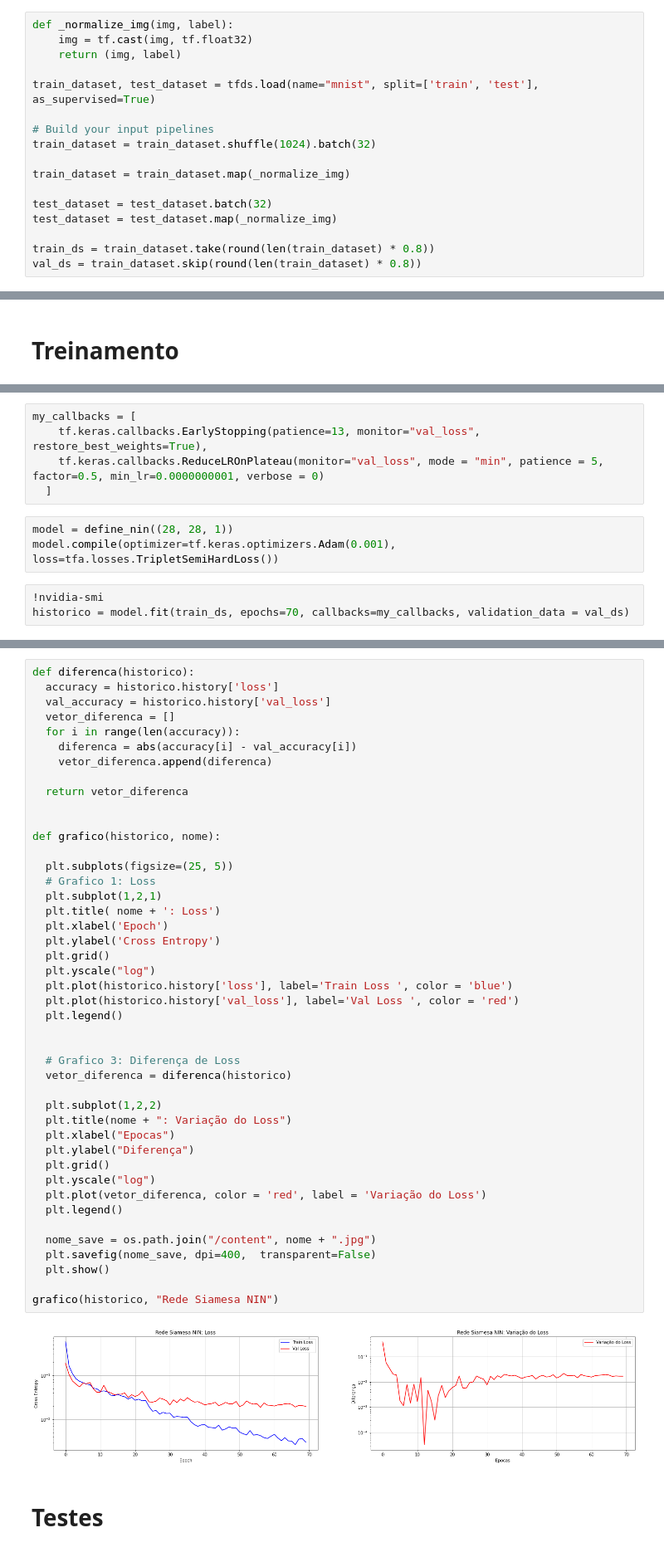
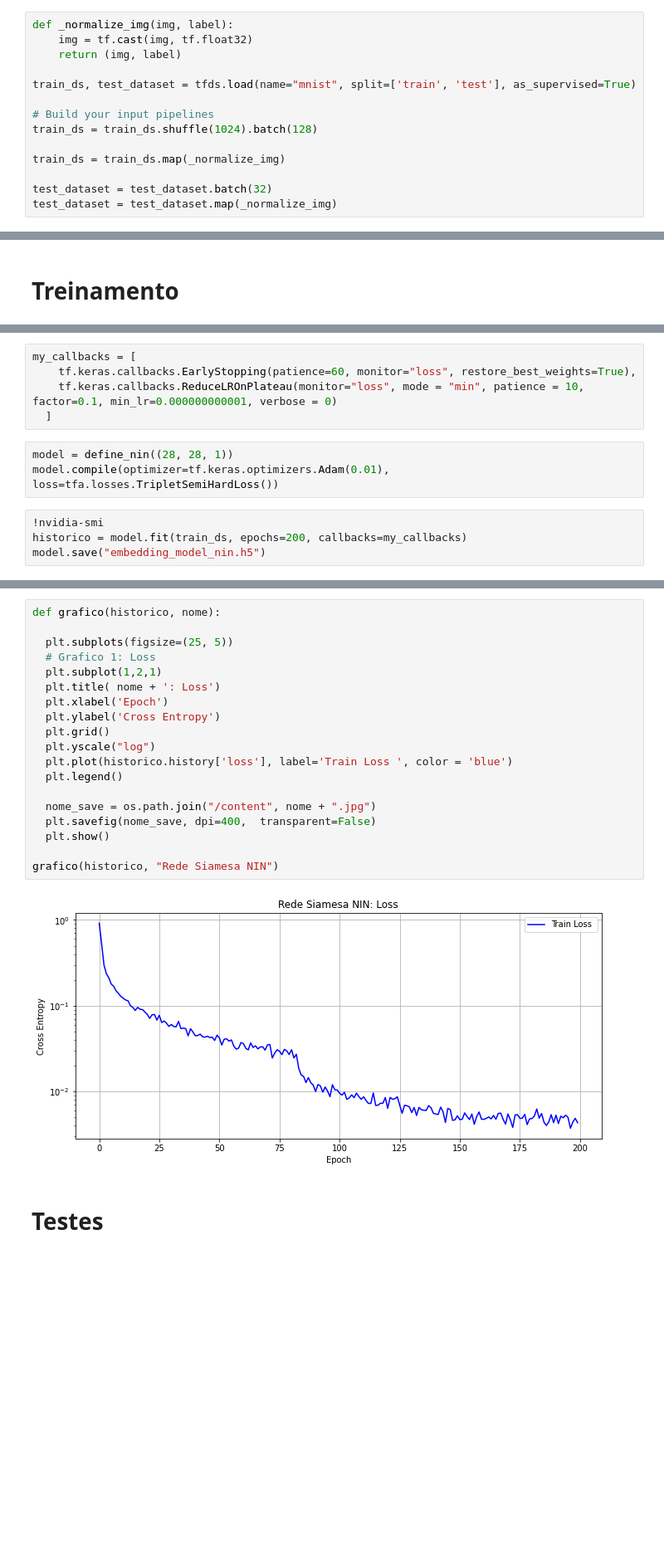
Before and after one commit to MarcosVeniciu/Rede-Neural-Siamesa, a Jupyter notebook: Arquitetura_NIN.ipynb, the cells around one changed output, grey strips where cells are left out. Shown: that part at 83% size. Saved outputs shown, nothing was run; the diff lists cells and outputs as text; blank space fills up the shorter version.

Commit message:
Acertou 9.945 das 10.000 imagens

```diff
--- a/Arquitetura_NIN.ipynb
+++ b/Arquitetura_NIN.ipynb
@@ -37,15 +35,12 @@ def _normalize_img(img, label):
     img = tf.cast(img, tf.float32)
     return (img, label)
 
-train_dataset, test_dataset = tfds.load(name="mnist", split=['train', 'test'], as_supervised=True)
+train_ds, test_dataset = tfds.load(name="mnist", split=['train', 'test'], as_supervised=True)
 
 # Build your input pipelines
-train_dataset = train_dataset.shuffle(1024).batch(32)
+train_ds = train_ds.shuffle(1024).batch(128)
 
-train_dataset = train_dataset.map(_normalize_img)
+train_ds = train_ds.map(_normalize_img)
 
 test_dataset = test_dataset.batch(32)
 test_dataset = test_dataset.map(_normalize_img)
-
-train_ds = train_dataset.take(round(len(train_dataset) * 0.8))
-val_ds = train_dataset.skip(round(len(train_dataset) * 0.8))
@@ -93,12 +88,13 @@ def define_nin(input_shape):
 # %%
 my_callbacks = [
-    tf.keras.callbacks.EarlyStopping(patience=13, monitor="val_loss", restore_best_weights=True),
-    tf.keras.callbacks.ReduceLROnPlateau(monitor="val_loss", mode = "min", patience = 5, factor=0.5, min_lr=0.0000000001, verbose = 0)
+    tf.keras.callbacks.EarlyStopping(patience=60, monitor="loss", restore_best_weights=True),
+    tf.keras.callbacks.ReduceLROnPlateau(monitor="loss", mode = "min", patience = 10, factor=0.1, min_lr=0.000000000001, verbose = 0)
   ]
 # %%
 model = define_nin((28, 28, 1))
-model.compile(optimizer=tf.keras.optimizers.Adam(0.001), loss=tfa.losses.TripletSemiHardLoss())
+model.compile(optimizer=tf.keras.optimizers.Adam(0.01), loss=tfa.losses.TripletSemiHardLoss())
 # %%
 !nvidia-smi
-historico = model.fit(train_ds, epochs=70, callbacks=my_callbacks, validation_data = val_ds)
+historico = model.fit(train_ds, epochs=200, callbacks=my_callbacks)
+model.save("embedding_model_nin.h5")
 # %% [output]
@@ -124,49 +120,24 @@ model.save("embedding_model_nin_3.h5")
 # %%
-def diferenca(historico):
-  accuracy = historico.history['loss']
-  val_accuracy = historico.history['val_loss']
-  vetor_diferenca = []
-  for i in range(len(accuracy)):
-    diferenca = abs(accuracy[i] - val_accuracy[i])
-    vetor_diferenca.append(diferenca)
-
-  return vetor_diferenca
-
-
 def grafico(historico, nome):
 
   plt.subplots(figsize=(25, 5))
   # Grafico 1: Loss
   plt.subplot(1,2,1)
   plt.title( nome + ': Loss')
   plt.xlabel('Epoch')
   plt.ylabel('Cross Entropy')
   plt.grid()
   plt.yscale("log")
   plt.plot(historico.history['loss'], label='Train Loss ', color = 'blue')
-  plt.plot(historico.history['val_loss'], label='Val Loss ', color = 'red')
-  plt.legend()
-
-
-  # Grafico 3: Diferença de Loss
-  vetor_diferenca = diferenca(historico)
-
-  plt.subplot(1,2,2)
-  plt.title(nome + ": Variação do Loss")
-  plt.xlabel("Epocas")
-  plt.ylabel("Diferença")
-  plt.grid()
-  plt.yscale("log")
-  plt.plot(vetor_diferenca, color = 'red', label = 'Variação do Loss')
   plt.legend()
 
   nome_save = os.path.join("/content", nome + ".jpg")
   plt.savefig(nome_save, dpi=400,  transparent=False)
   plt.show()
 
 grafico(historico, "Rede Siamesa NIN")
 # %% [output]
-[figure, old version]
+[figure, new version]
 # %% [markdown]
 # Testes
 # %% [markdown]
```
Also changed, not shown: parts of 8 cells of this notebook.
